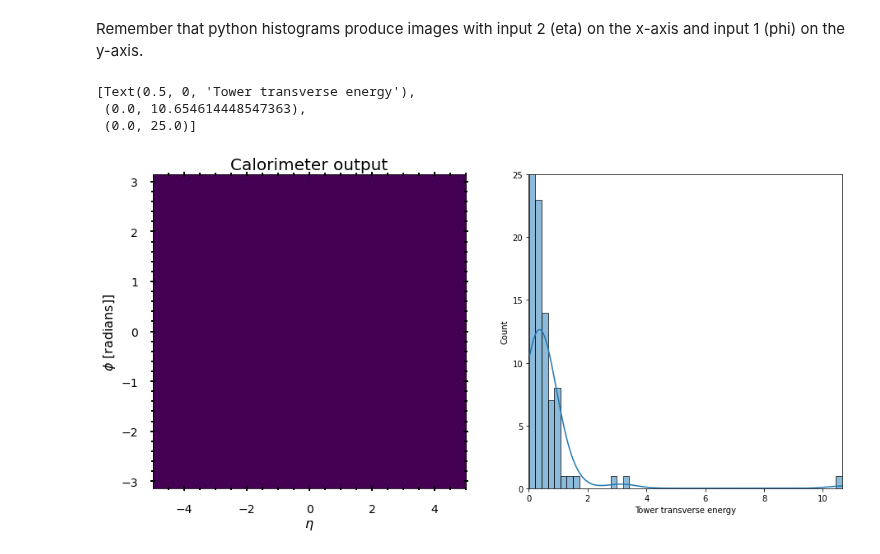
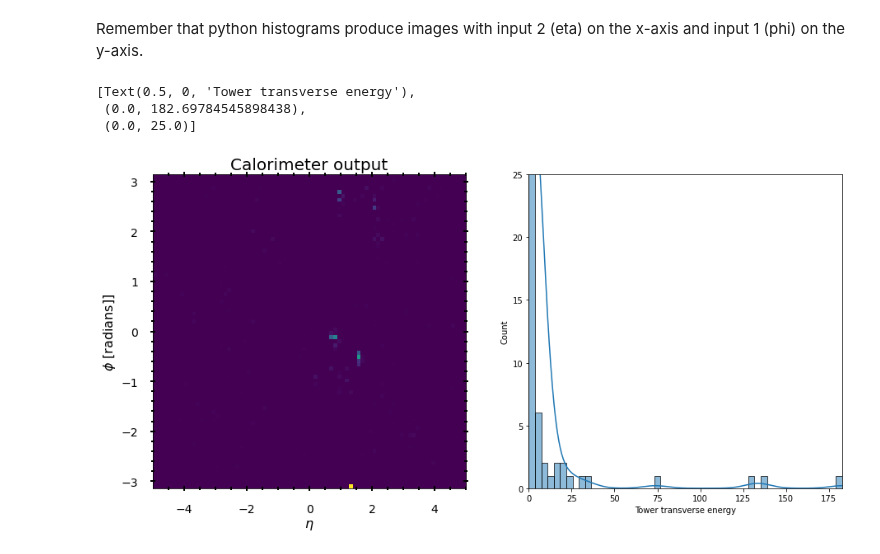
Before and after one commit to choisant/imcalML, a Jupyter notebook: notebooks/root_to_2Dhist.ipynb, the cells around one changed output. Drawn from its saved outputs; the diff is of its cells as text; code cells hidden in the pictures.

```diff
--- a/notebooks/root_to_2Dhist.ipynb
+++ b/notebooks/root_to_2Dhist.ipynb
@@ -16,9 +16,12 @@ MIN_RES = 20
 #filename = "ttbar_13TeV_taus_10000events"
 #rootfile = "/disk/atlas3/data_MC/delphes/ttbar_13TeV_taus_10000events.root:Delphes"
 
-filename = "directW_13TeV_taus_10000events"
-rootfile = "/disk/atlas3/data_MC/delphes/directW_13TeV_taus_10000events.root:Delphes"
-
+#filename = "directW_13TeV_taus_10000events"
+#filename = "directW_13TeV_taus_100_40_1000events"
+filename = "ttbar_13TeV_taus_1000events"
+#rootfile = "/disk/atlas3/data_MC/delphes/directW_13TeV_taus_10000events.root:Delphes"
+rootfile = "/disk/atlas3/data_MC/delphes/ttbar_13TeV_taus_1000events.root:Delphes"
+#rootfile = "/disk/atlas3/data_MC/delphes/directW_13TeV_taus_100_40_1000events.root:Delphes"
 savepath = "/disk/atlas3/data_MC/delphes"
 
 RESOLUTION = int(4*MIN_RES)
@@ -61,25 +64,25 @@ Remember that python histograms produce images with input 2 (eta) on the x-axis
 # %%
 k = np.random.randint(0, high=len(hists)) #a random image
 ET = ak.to_list(clusters.ET[k])
 def cal_image_plot(ax):
     ax.set_ylabel(r"$\phi$ [radians]]", fontsize=16)
     ax.set_xlabel(r"$\eta$", fontsize=16)
     ax.set_title("Calorimeter output", fontsize=20, color="black")
     ax.tick_params(which="both", direction="inout", top=True, right=True, labelsize=14, pad=15, length=4, width=2)
     ax.tick_params(which="major", length=8)
     ax.tick_params(which="major", length=6)
     ax.minorticks_on()
 
 fig, axs = plt.subplots(nrows = 1, ncols = 2, figsize = (15, 7))
 cal_image_plot(axs[0])
-axs[0].imshow(hists_zeros[k], extent=[-5, 5, -np.pi, np.pi], aspect='auto')
+axs[0].imshow(hists[0], extent=[-5, 5, -np.pi, np.pi], aspect='auto')
 sn.histplot(ET, ax = axs[1], bins=50, kde=True, stat="count")
 axs[1].set(xlabel="Tower transverse energy", xlim=[0, max(ET)], ylim = [0, 25])
 # %% [output]
 [Text(0.5, 0, 'Tower transverse energy'),
- (0.0, 10.654614448547363),
+ (0.0, 182.69784545898438),
  (0.0, 25.0)]
-[figure, old version]
+[figure, new version]
 # %%
 def store_many_hdf5(images, savepath, filename, labels=None):
     """ Stores an array of images to HDF5.
```
Also changed, not shown: 4 other files.
